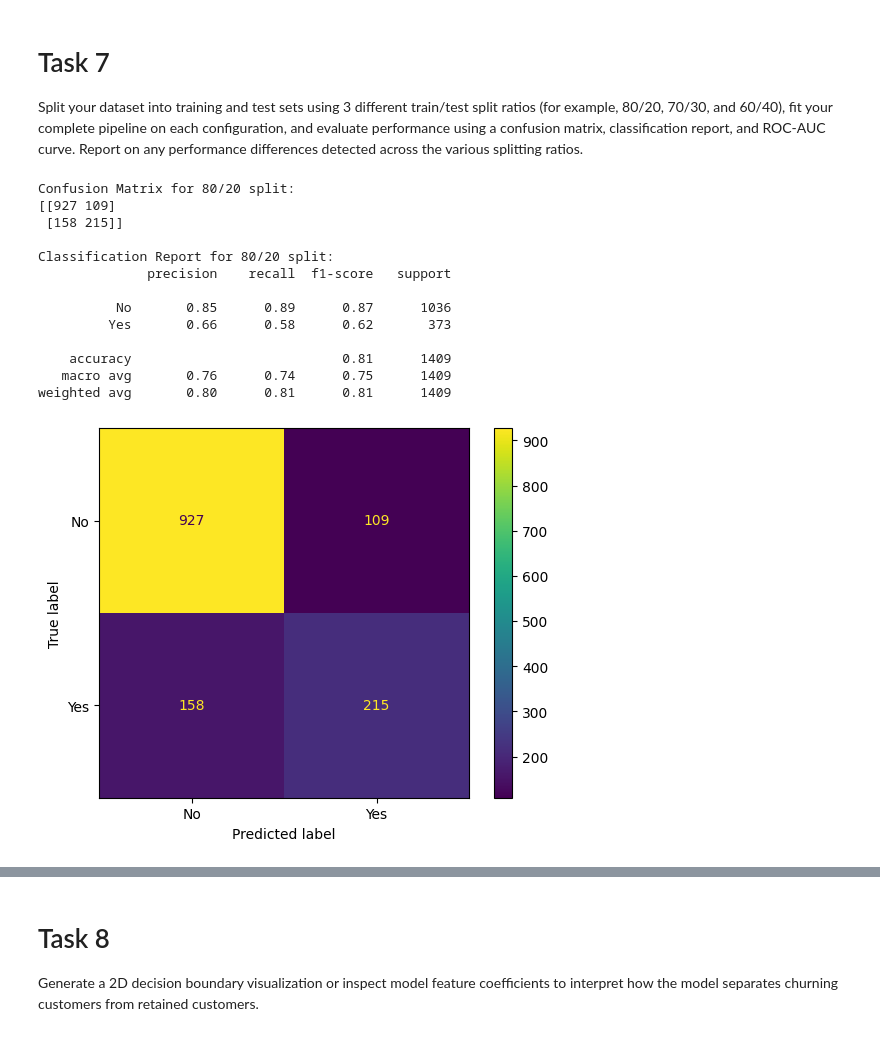
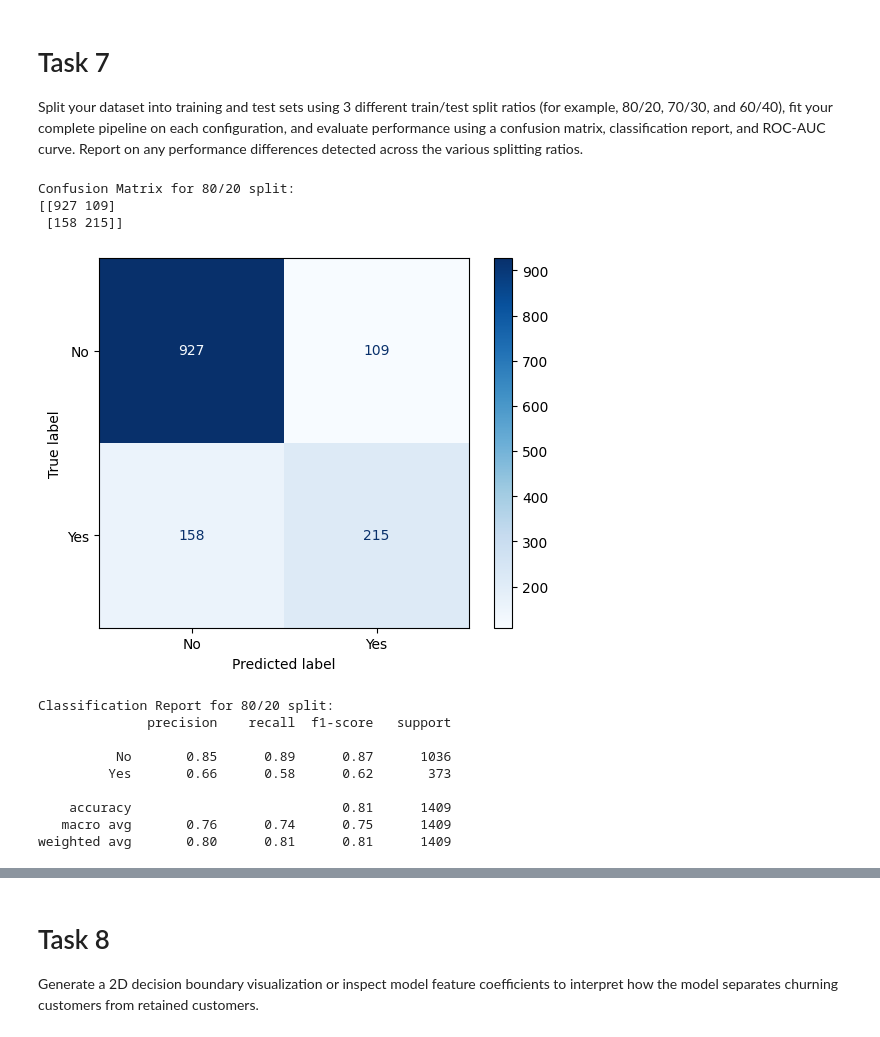
Before and after one commit to ek182238/CSC349, a Jupyter notebook: HW3/churn_classification.ipynb, the cells around one changed output, grey strips where cells are left out. Saved outputs shown, nothing was run; the diff lists cells and outputs as text; code cells hidden in the pictures.

```diff
--- a/HW3/churn_classification.ipynb
+++ b/HW3/churn_classification.ipynb
@@ -197,38 +197,37 @@ Split your dataset into training and test sets using 3 different train/test spli
 # %%
 # 80/20 split
 X_train, X_test, y_train, y_test = train_test_split(X, y, test_size=0.2, random_state=42)
 pipeline.fit(X_train, y_train)
 y_predict = pipeline.predict(X_test)
 
 # Confusion Matrix
 conf_matrix = confusion_matrix(y_test, y_predict)
 print("Confusion Matrix for 80/20 split:")
 print(conf_matrix)
 
+ConfusionMatrixDisplay.from_estimator(pipeline, X_test, y_test, cmap='Blues')
+plt.show()
+
 # Classification Report
 class_report = classification_report(y_test, y_predict)
 print("\nClassification Report for 80/20 split:")
 print(class_report)
 
-ConfusionMatrixDisplay.from_estimator(pipeline, X_test, y_test)
-plt.show()
-
 # ROC-AUC curve
 # %% [output]
 Confusion Matrix for 80/20 split:
 [[927 109]
  [158 215]]
-
-Classification Report for 80/20 split:
-              precision    recall  f1-score   support
-
-          No       0.85      0.89      0.87      1036
-         Yes       0.66      0.58      0.62       373
-
-    accuracy                           0.81      1409
-   macro avg       0.76      0.74      0.75      1409
-weighted avg       0.80      0.81      0.81      1409
-[figure, old version]
+[figure, new version]
+Classification Report for 80/20 split:
+              precision    recall  f1-score   support
+
+          No       0.85      0.89      0.87      1036
+         Yes       0.66      0.58      0.62       373
+
+    accuracy                           0.81      1409
+   macro avg       0.76      0.74      0.75      1409
+weighted avg       0.80      0.81      0.81      1409
 # %%
 # 70/30 split
 X_train, X_test, y_train, y_test = train_test_split(X, y, test_size=0.3, random_state=42)
```
Also changed, not shown: parts of 2 cells of this notebook.
